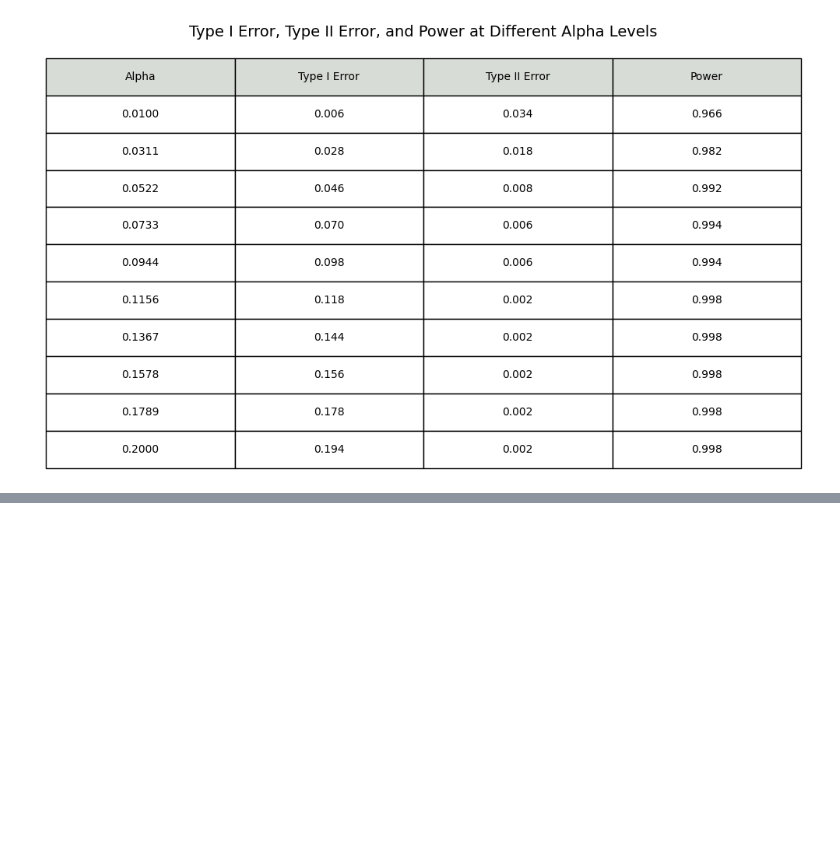
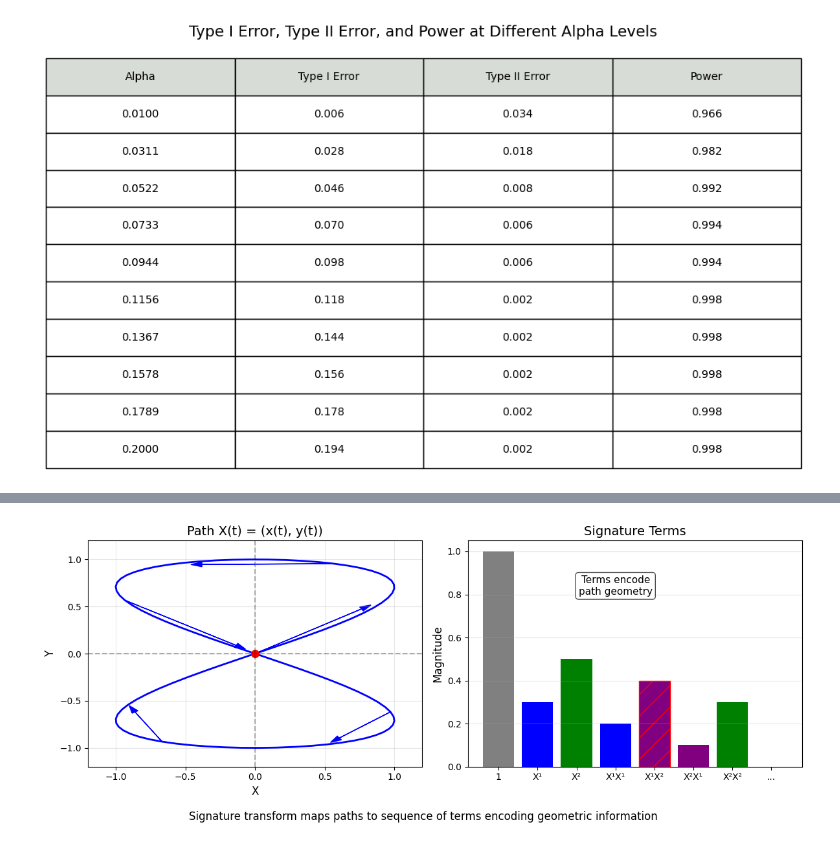
Before and after one commit to iHugoMMM/SignatureMMD-TwoSampleTests, a Jupyter notebook: notebooks/signature_mmd_experiments.ipynb, the cells around one changed output, grey strips where cells are left out. Saved outputs shown, nothing was run; the diff lists cells and outputs as text; code cells hidden in the pictures; blank space fills up the shorter version.

```diff
--- a/notebooks/signature_mmd_experiments.ipynb
+++ b/notebooks/signature_mmd_experiments.ipynb
@@ -600,0 +786,73 @@ plt.show()
+# %%
+import numpy as np
+from matplotlib.path import Path
+from matplotlib.lines import Line2D
+from matplotlib.patches import FancyArrowPatch
+import matplotlib.pyplot as plt
+import matplotlib.patches as patches
+
+# Create figure and axes
+fig, (ax1, ax2) = plt.subplots(1, 2, figsize=(12, 5))
+
+# First subplot: Illustrate path and signature concept
+# Generate a simple 2D path
+t = np.linspace(0, 1, 100)
+x = np.sin(4*np.pi*t)
+y = np.sin(2*np.pi*t)
+
+# Plot the path
+ax1.plot(x, y, 'b-', linewidth=2)
+ax1.plot(x[0], y[0], 'go', markersize=8)  # Start point
+ax1.plot(x[-1], y[-1], 'ro', markersize=8)  # End point
+
+# Add arrows to show direction
+for i in range(0, len(t)-10, 20):
+    ax1.arrow(x[i], y[i], (x[i+10]-x[i])*0.8, (y[i+10]-y[i])*0.8,
+              head_width=0.05, head_length=0.08, fc='blue', ec='blue')
+
+# Add coordinate system
+ax1.axhline(y=0, color='k', linestyle='--', alpha=0.3)
+ax1.axvline(x=0, color='k', linestyle='--', alpha=0.3)
+
+# Add labels and title
+ax1.set_xlabel('X', fontsize=12)
+ax1.set_ylabel('Y', fontsize=12)
+ax1.set_title('Path X(t) = (x(t), y(t))', fontsize=14)
+ax1.set_xlim(-1.2, 1.2)
+ax1.set_ylim(-1.2, 1.2)
+ax1.grid(True, alpha=0.3)
+
+# Second subplot: Signature terms visualization
+terms = ['1', 'X¹', 'X²', 'X¹X¹', 'X¹X²', 'X²X¹', 'X²X²', '...']
+values = [1, 0.3, 0.5, 0.2, -0.4, 0.1, 0.3, 0]
+
+# Create a bar chart for signature terms
+bars = ax2.bar(range(len(terms)), [abs(v) for v in values], color=['gray', 'blue', 'green', 'blue', 'purple', 'purple', 'green', 'gray'])
+ax2.set_xticks(range(len(terms)))
+ax2.set_xticklabels(terms)
+ax2.set_title('Signature Terms', fontsize=14)
+ax2.set_ylabel('Magnitude', fontsize=12)
+ax2.grid(True, axis='y', alpha=0.3)
+
+# Color the bars by sign
+for i, v in enumerate(values):
+    if i > 0 and i < len(values)-1:  # Skip the first and last
+        if v < 0:
+            bars[i].set_hatch('/')
+            bars[i].set_edgecolor('red')
+
+# Add explanatory text
+plt.figtext(0.5, 0.01,
+            "Signature transform maps paths to sequence of terms encoding geometric information",
+            ha="center", fontsize=12)
+
+# Add explanation for signature intuition
+ax2.text(3, 0.8, "Terms encode\npath geometry", fontsize=11,
+         ha="center", bbox=dict(facecolor='white', alpha=0.7, boxstyle='round'))
+
+# Replace the problematic arrow line with:
+
+plt.tight_layout(rect=[0, 0.05, 1, 0.95])
+plt.show()
+# %% [output]
+[figure, added]
```
Also changed, not shown: parts of 7 cells of this notebook.
